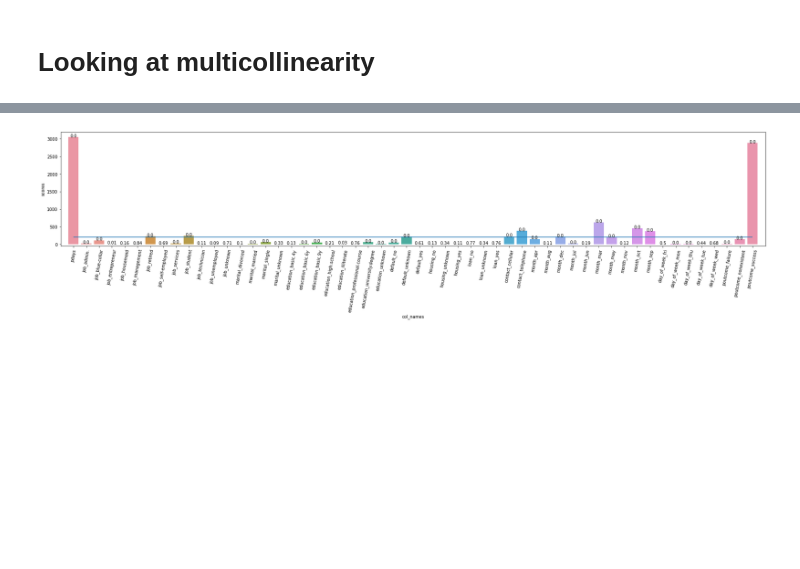
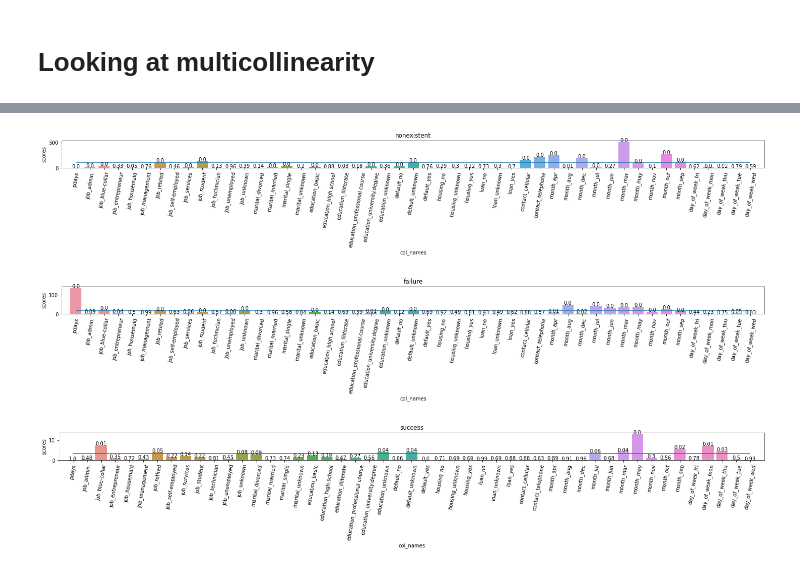
Before and after one commit to matthewswogger/Bank-Telemarketing, a Jupyter notebook: notebooks/2_feature_selection.ipynb, the cells around one changed output, grey strips where cells are left out. Drawn from its saved outputs; the diff is of its cells as text; code cells hidden in the pictures; blank space fills up the shorter version.

```diff
--- a/notebooks/2_feature_selection.ipynb
+++ b/notebooks/2_feature_selection.ipynb
@@ -100,5 +62,20 @@ train.cons_price_idx /= 100
 # What appears to be important here is that they were, or were NOT contacted.
 # Because of this I'm coding this feature with 1 == contacted, 0 == NOT contacted
 train.pdays = train.pdays.apply(lambda x: 0 if x == 999 else 1)
+
+
+# combine the basic category together, I will also drop the 'illiterate' category when I create dummy variables
+basic_ed = ['basic.4y', 'basic.6y', 'basic.9y']
+train.education = train.education.apply(lambda x: 'basic' if x in basic_ed else x)
 # %% [markdown]
 # Looking at multicollinearity
+# %%
+cat_features = ['job', 'marital', 'education', 'default', 'housing', 'loan', 'contact', 'month', 'day_of_week', 'poutcome', 'pdays', 'y']
+con_features = ['previous', 'emp_var_rate', 'cons_price_idx', 'cons_conf_idx', 'euribor3m', 'nr_employed', 'y']
+
+
+nonexistent = train.loc[train.poutcome=='nonexistent', :]
+failure = train.loc[train.poutcome=='failure', :]
+success = train.loc[train.poutcome=='success', :]
+
+nonexistent.shape, failure.shape, success.shape
@@ -142,27 +146,51 @@ nr_employed -> euribor3m **highly**<br>
 # %%
-cat_features = ['job', 'marital', 'education', 'default', 'housing', 'loan', 'contact', 'month', 'day_of_week', 'poutcome', 'pdays', 'y']
-X = train.loc[:, cat_features]
+def makeTheseDummied(df):
+    X = df.loc[:, cat_features]
 
-y = X.y
-X = X.drop(columns='y')
+    y = X.y
+    X = X.drop(columns='y')
 
-X = pd.get_dummies(X)
+    X = pd.get_dummies(X)
 
-chi_scores, p_values = chi2(X, y)
+    X['y'] = y
 
-sc = pd.DataFrame([[s, p, X.columns[i]] for i, (s, p) in enumerate(zip(chi_scores, p_values))], columns=['scores', 'p_values', 'col_names'])
-sc.p_values = sc.p_values.round(2)
+    c = ['poutcome_nonexistent', 'poutcome_failure', 'poutcome_success']
+    nonexistent = X.loc[X.poutcome_nonexistent==1, :].drop(columns=c)
+    failure = X.loc[X.poutcome_failure==1, :].drop(columns=c)
+    success = X.loc[X.poutcome_success==1, :].drop(columns=c)
 
-f, ax = plt.subplots(figsize=(30,5))
-sns.barplot(data=sc, x='col_names', y='scores', ax=ax)
-for row in sc.itertuples():
-    ax.text(row.Index, row.scores, row.p_values, color='black', ha="center")
-ax.hlines(sc.scores.quantile(.8), xmin=0, xmax=53)
-ax.tick_params(axis='x', labelrotation=80)
-ax.set_ylim(-50, 3200)
-ax.set_xlim(-1, 54);
+    return nonexistent, failure, success
+
+def chiSquare(df, name):
+    y = df.y
+    X = df.drop(columns='y')
+
+    chi_scores, p_values = chi2(X, y)
+
+    sc = pd.DataFrame([[s, p, X.columns[i]] for i, (s, p) in enumerate(zip(chi_scores, p_values))], columns=['scores', 'p_values', 'col_names'])
+    sc.p_values = sc.p_values.round(2)
+    sc = sc.fillna(0)
+
+    f, ax = plt.subplots(figsize=(25,1))
+    sns.barplot(data=sc, x='col_names', y='scores', ax=ax)
+    ax.set_title(name)
+    for row in sc.itertuples():
+        ax.text(row.Index, row.scores, row.p_values, color='black', ha="center")
+    ax.hlines(sc.scores.quantile(.8), xmin=0, xmax=48)
+    ax.tick_params(axis='x', labelrotation=80)
+#     ax.set_ylim(-50, 3200)
+    ax.set_xlim(-1, 49);
+
+
+nonexistent, failure, success = makeTheseDummied(train)
+
+chiSquare(nonexistent, 'nonexistent')
+chiSquare(failure, 'failure')
+chiSquare(success, 'success')
 # %% [output]
-[figure, old version]
+[figure, new version]
+[figure, added]
+[figure, added]
 # %% [markdown]
 The chi-squared tests tell us if there is a relationship between the feature and the target variable that is likely to reflect a real association. Or put another way, it tells us if there is a difference between the two variables.
 
```
Also changed, not shown: parts of 22 cells of this notebook, 8 other files.
